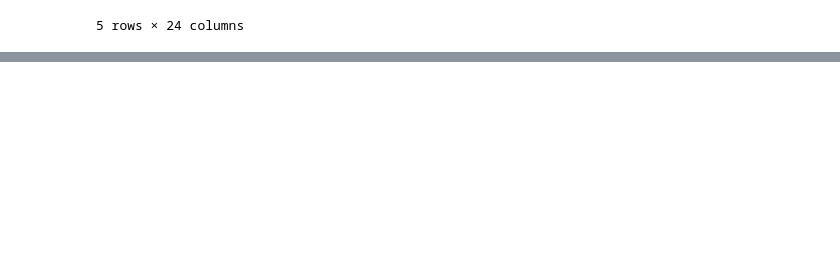
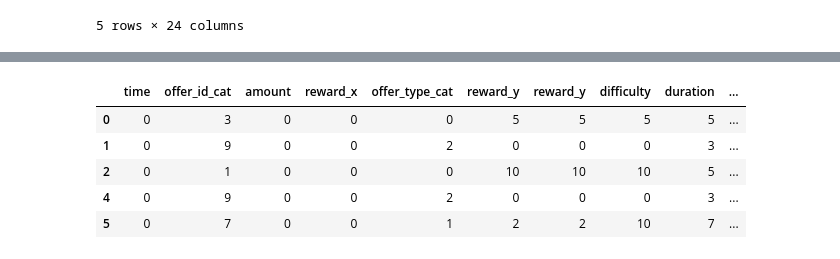
Before and after one commit to 3liud/DSND-capstone-project, a Jupyter notebook: Starbucks_Capstone_notebook.ipynb, the cells around one changed output, grey strips where cells are left out. Drawn from its saved outputs; the diff is of its cells as text; code cells hidden in the pictures; blank space fills up the shorter version.

Commit message:
defining features and spliting data into train adn test set

```diff
--- a/Starbucks_Capstone_notebook.ipynb
+++ b/Starbucks_Capstone_notebook.ipynb
@@ -581,0 +632,11 @@ merged_df.head()
+# %%
+from sklearn.preprocessing import LabelEncoder
+
+#label econder instance
+lbl_encoder = LabelEncoder()
+
+# df containing interest features
+# interest_df = merged_df[['event', 'offer_type', 'gender', 'age_group', 'income_rannge
+
+merged_df['event_cat'] = lbl_encoder.fit_transform(merged_df['event'])
+merged_df.head()
@@ -581,0 +651,25 @@ merged_df.head()
+# %%
+#drop rows with NaN values
+merged_df.dropna(axis=0, inplace=True)
+# %%
+merged_df['offer_type_cat'] = lbl_encoder.fit_transform(merged_df['offer_type'])
+merged_df['gender_cat'] = lbl_encoder.fit_transform(merged_df['gender'])
+merged_df['age_group_cat'] = lbl_encoder.fit_transform(merged_df['age_group'])
+merged_df['income_range_cat'] = lbl_encoder.fit_transform(merged_df['income_range'])
+merged_df['offer_id_cat'] = lbl_encoder.fit_transform(merged_df['offer_id'])
+merged_df['event_cat'] = lbl_encoder.fit_transform(merged_df['event'])
+# %%
+# Spliting data into features and target label
+X = merged_df[['time', 'offer_id_cat', 'amount', 'reward_x',
+               'offer_type_cat', 'reward_y', 'reward_y', 'difficulty',
+               'duration', 'gender_cat', 'age_group_cat', 'income_range_cat', 'membership_days']]
+y = merged_df['event_cat']
+# %%
+X.head()
+# %% [output]
+|  | time | offer_id_cat | amount | reward_x | offer_type_cat | reward_y | reward_y | difficulty | duration | ... |
+| 0 | 0 | 3 | 0 | 0 | 0 | 5 | 5 | 5 | 5 | ... |
+| 1 | 0 | 9 | 0 | 0 | 2 | 0 | 0 | 0 | 3 | ... |
+| 2 | 0 | 1 | 0 | 0 | 0 | 10 | 10 | 10 | 5 | ... |
+| 4 | 0 | 9 | 0 | 0 | 2 | 0 | 0 | 0 | 3 | ... |
+| 5 | 0 | 7 | 0 | 0 | 1 | 2 | 2 | 10 | 7 | ... |
```
Also changed, not shown: parts of 9 cells of this notebook.
